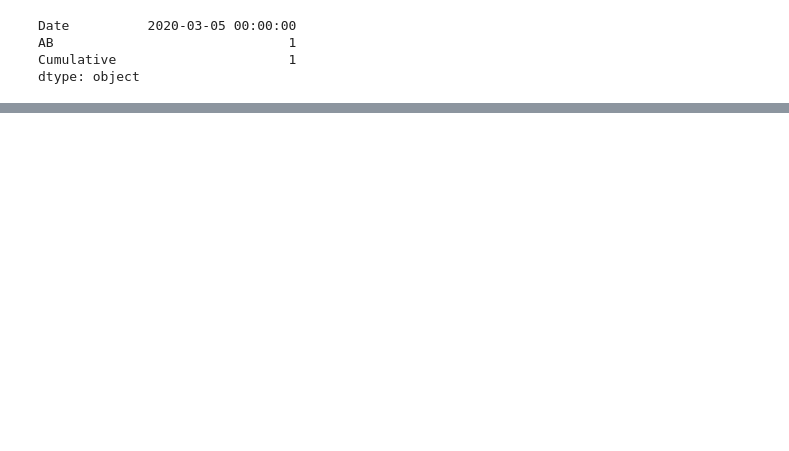
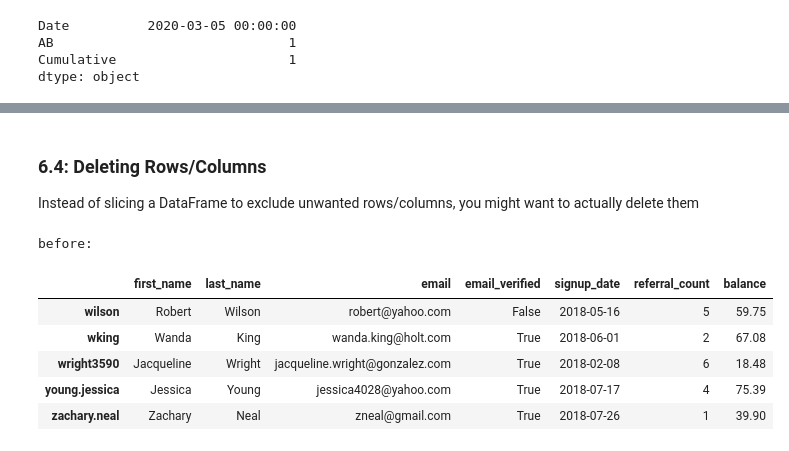
Before and after one commit to Crossroadsman/python-notes, a Jupyter notebook: libraries/pandas/Pandas.ipynb, the cells around one changed output, grey strips where cells are left out. Saved outputs shown, nothing was run; the diff lists cells and outputs as text; code cells hidden in the pictures; blank space fills up the shorter version.

Commit message:
Update pandas to cover manipulating data

```diff
--- a/libraries/pandas/Pandas.ipynb
+++ b/libraries/pandas/Pandas.ipynb
@@ -562,0 +611,10 @@ plt.show()
+# %%
+# all other necessary imports are done in section 3
+import os
+
+transactions = pd.read_csv(os.path.join('thirdpartydata', 'transactions.csv'), index_col=0)
+users = pd.read_csv(os.path.join('thirdpartydata', 'users.csv'), index_col=0)  # for consistency with Treehouse version
+
+print( transactions.head() )
+print( users.head() )
+print( 'shape: ', users.shape, transactions.shape )
@@ -562,0 +654,10 @@ plt.show()
+# %%
+# first double-check that this first_name/last_name combination is unique
+print( users[(users.first_name == 'Adrian') & (users.last_name == 'Fang')] )
+
+# now access and amend the record using the first_name/last_name combination
+users.loc[(users.first_name == 'Adrian') & (users.last_name == 'Fang'), 'balance'] = 35.0
+users.loc['adrian']
+
+# If we had known ahead of time that the row label we wanted was 'adrian' we could have
+# just used the `.at` syntax
@@ -562,0 +762,4 @@ plt.show()
+# %%
+users.rename(index={'young': 'young.jessica'}, inplace=True)
+print('after: ')
+users.tail(2).head(1)
@@ -562,0 +781,18 @@ plt.show()
+# %% [markdown]
+<a id="6.4"> </a>
+### 6.4: Deleting Rows/Columns ###
+
+Instead of slicing a DataFrame to exclude unwanted rows/columns, you might want to actually
+delete them
+# %%
+# Rows
+print('before:')
+users.tail()
+# %% [output]
+before:
+|  | first_name | last_name | email | email_verified | signup_date | referral_count | balance |
+| wilson | Robert | Wilson | robert@yahoo.com | False | 2018-05-16 | 5 | 59.75 |
+| wking | Wanda | King | wanda.king@holt.com | True | 2018-06-01 | 2 | 67.08 |
+| wright3590 | Jacqueline | Wright | jacqueline.wright@gonzalez.com | True | 2018-02-08 | 6 | 18.48 |
+| young.jessica | Jessica | Young | jessica4028@yahoo.com | True | 2018-07-17 | 4 | 75.39 |
+| zachary.neal | Zachary | Neal | zneal@gmail.com | True | 2018-07-26 | 1 | 39.90 |
```
Also changed, not shown: parts of 38 cells of this notebook, 3 other files.
